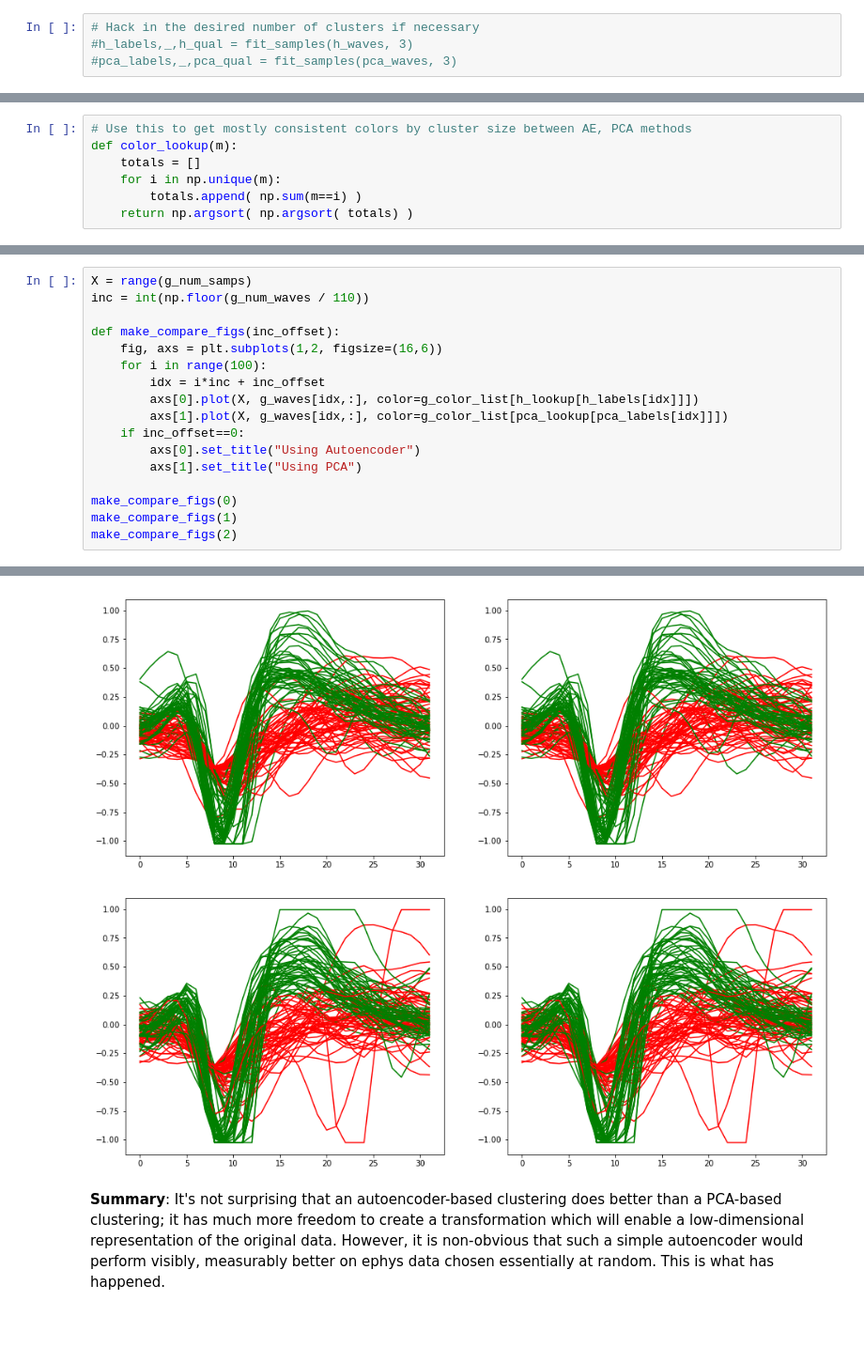
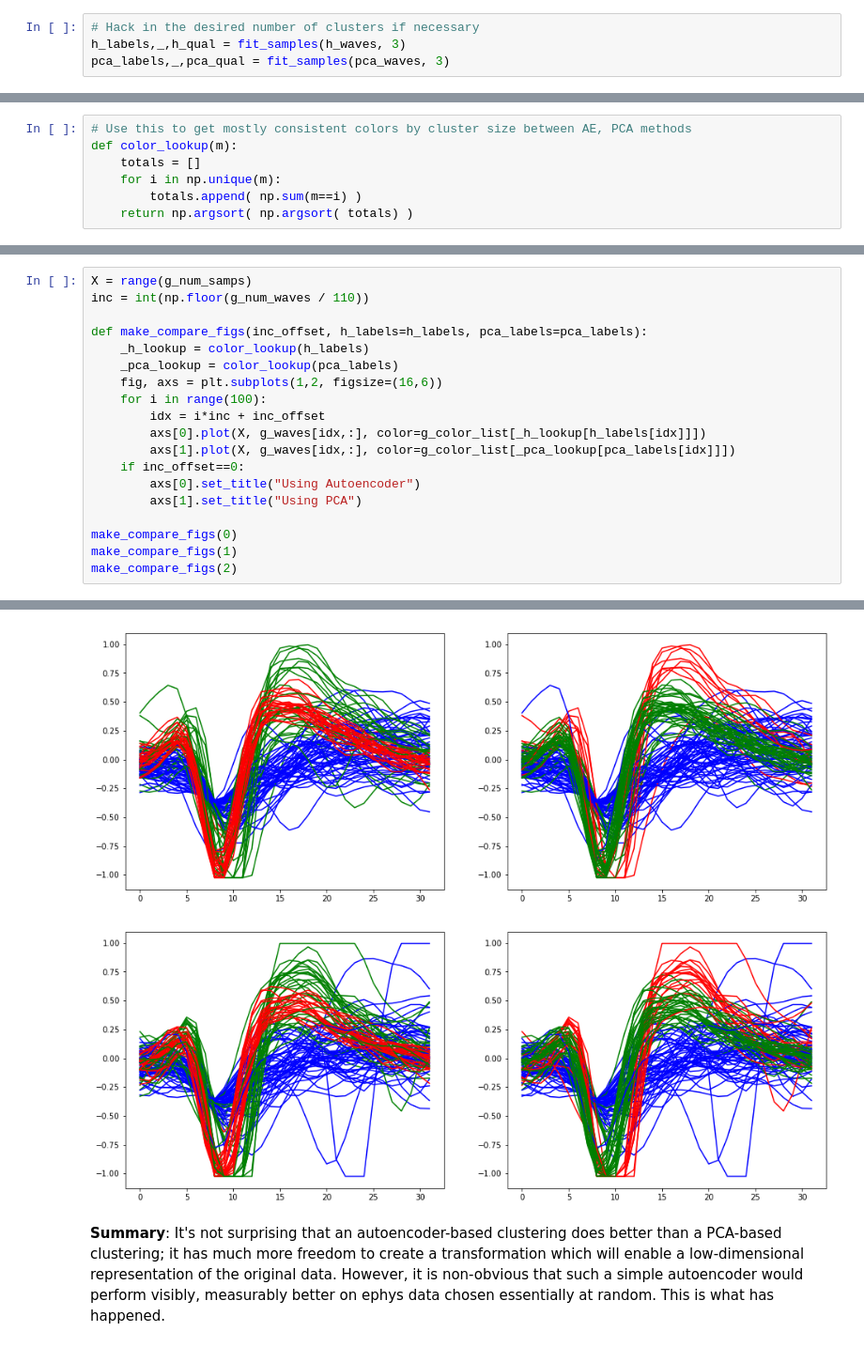
Before and after one commit to mattphillipsphd/autoenc, a Jupyter notebook: AutoEncode-waves.ipynb, the cells around one changed output, grey strips where cells are left out. Shown at 94% size. Drawn from its saved outputs; the diff is of its cells as text.

```diff
--- a/AutoEncode-waves.ipynb
+++ b/AutoEncode-waves.ipynb
@@ -393,7 +389,7 @@ pca_labels,_,pca_qual = fit_samples(pca_waves, best_num)
 # %%
 # Hack in the desired number of clusters if necessary
-#h_labels,_,h_qual = fit_samples(h_waves, 3)
-#pca_labels,_,pca_qual = fit_samples(pca_waves, 3)
+h_labels,_,h_qual = fit_samples(h_waves, 3)
+pca_labels,_,pca_qual = fit_samples(pca_waves, 3)
 # %% [markdown]
 ### 2.3 Plot clusterings and sorted waveforms from both analyses
 # %%
@@ -430,12 +426,14 @@ make_scatter_mat(pca_waves, [g_color_list[pca_lookup[pca_labels[i]]] for i in ra
 X = range(g_num_samps)
 inc = int(np.floor(g_num_waves / 110))
 
-def make_compare_figs(inc_offset):
+def make_compare_figs(inc_offset, h_labels=h_labels, pca_labels=pca_labels):
+    _h_lookup = color_lookup(h_labels)
+    _pca_lookup = color_lookup(pca_labels)
     fig, axs = plt.subplots(1,2, figsize=(16,6))
     for i in range(100):
         idx = i*inc + inc_offset
-        axs[0].plot(X, g_waves[idx,:], color=g_color_list[h_lookup[h_labels[idx]]])
-        axs[1].plot(X, g_waves[idx,:], color=g_color_list[pca_lookup[pca_labels[idx]]])
+        axs[0].plot(X, g_waves[idx,:], color=g_color_list[_h_lookup[h_labels[idx]]])
+        axs[1].plot(X, g_waves[idx,:], color=g_color_list[_pca_lookup[pca_labels[idx]]])
     if inc_offset==0:
         axs[0].set_title("Using Autoencoder")
         axs[1].set_title("Using PCA")
@@ -448,5 +446,5 @@ make_compare_figs(2)
-[figure, old version]
+[figure, new version]
-[figure, old version]
+[figure, new version]
 # %% [markdown]
 **Summary**: It's not surprising that an autoencoder-based clustering does better than a PCA-based clustering; it has much more freedom to create a transformation which will enable a low-dimensional representation of the original data.  However, it is non-obvious that such a simple autoencoder would perform visibly, measurably better on ephys data chosen essentially at random.  This is what has happened.
 # %%
```
Also changed, not shown: parts of 19 cells of this notebook.
